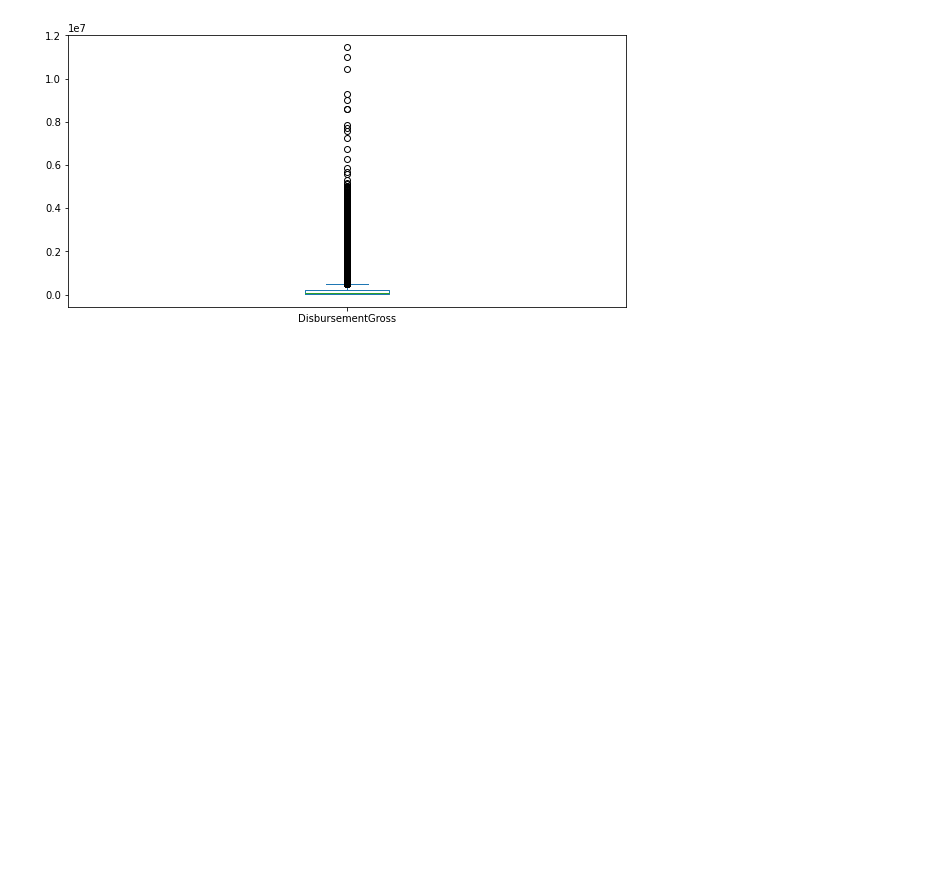
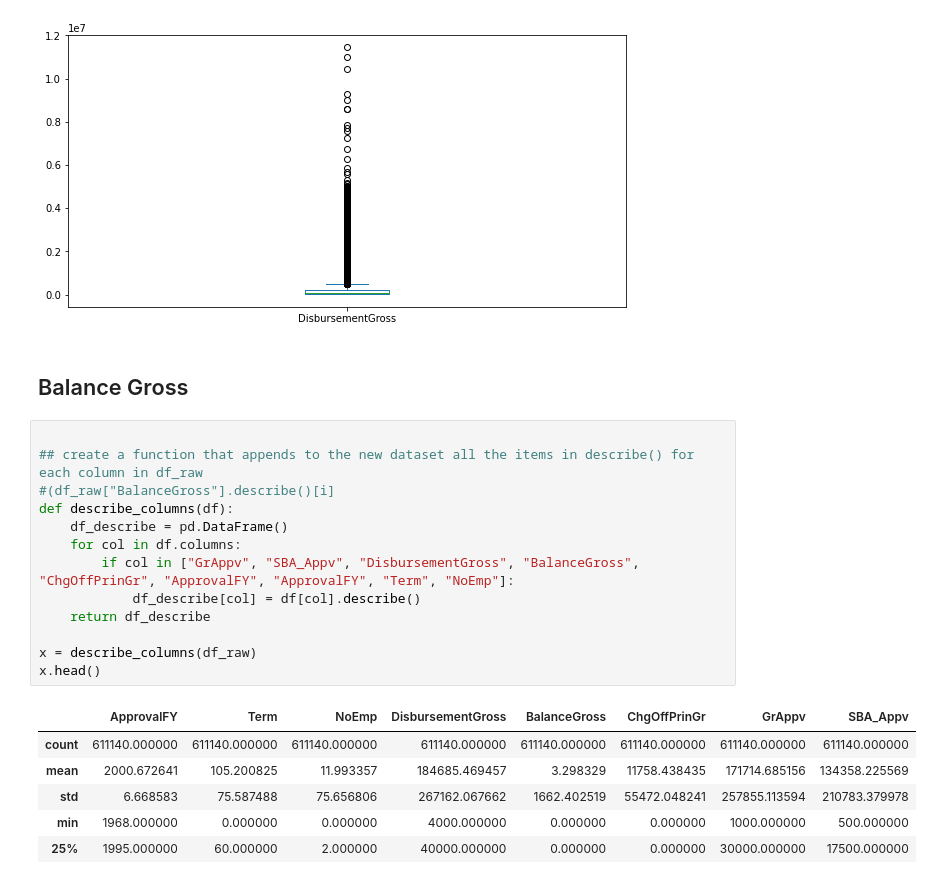
Before and after one commit to kccas35/letscode-projeto-6, a Jupyter notebook: projeto_6.ipynb, the cells around one changed output. Cells and saved outputs as stored; diff of their text form; blank space fills up the shorter version.

```diff
--- a/projeto_6.ipynb
+++ b/projeto_6.ipynb
@@ -356,3 +348,25 @@ DisbursementGross = df_raw["DisbursementGross"]
 boxplot = DisbursementGross.plot(kind="box", figsize=(10, 5))
 # %% [output]
 [figure]
+# %% [markdown]
+## Balance Gross
+# %%
+
+## create a function that appends to the new dataset all the items in describe() for each column in df_raw
+#(df_raw["BalanceGross"].describe()[i]
+def describe_columns(df):
+    df_describe = pd.DataFrame()
+    for col in df.columns:
+        if col in ["GrAppv", "SBA_Appv", "DisbursementGross", "BalanceGross", "ChgOffPrinGr", "ApprovalFY", "ApprovalFY", "Term", "NoEmp"]:
+            df_describe[col] = df[col].describe()
+    return df_describe
+
+x = describe_columns(df_raw)
+x.head()
+# %% [output]
+|  | ApprovalFY | Term | NoEmp | DisbursementGross | BalanceGross | ChgOffPrinGr | GrAppv | SBA_Appv |
+| count | 611140.000000 | 611140.000000 | 611140.000000 | 611140.000000 | 611140.000000 | 611140.000000 | 611140.000000 | 611140.000000 |
+| mean | 2000.672641 | 105.200825 | 11.993357 | 184685.469457 | 3.298329 | 11758.438435 | 171714.685156 | 134358.225569 |
+| std | 6.668583 | 75.587488 | 75.656806 | 267162.067662 | 1662.402519 | 55472.048241 | 257855.113594 | 210783.379978 |
+| min | 1968.000000 | 0.000000 | 0.000000 | 4000.000000 | 0.000000 | 0.000000 | 1000.000000 | 500.000000 |
+| 25% | 1995.000000 | 60.000000 | 2.000000 | 40000.000000 | 0.000000 | 0.000000 | 30000.000000 | 17500.000000 |
```
Also changed, not shown: parts of 4 cells of this notebook.
